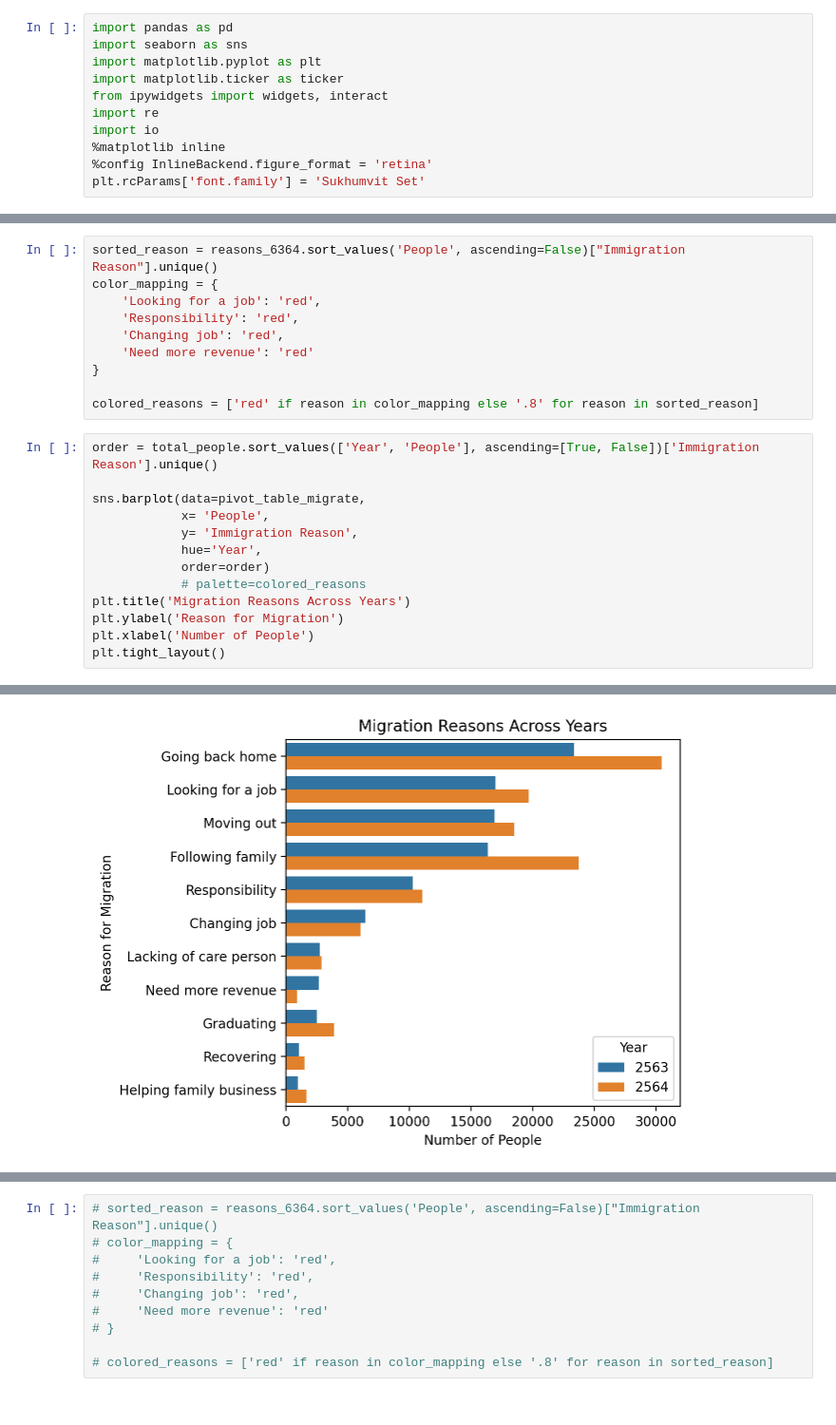
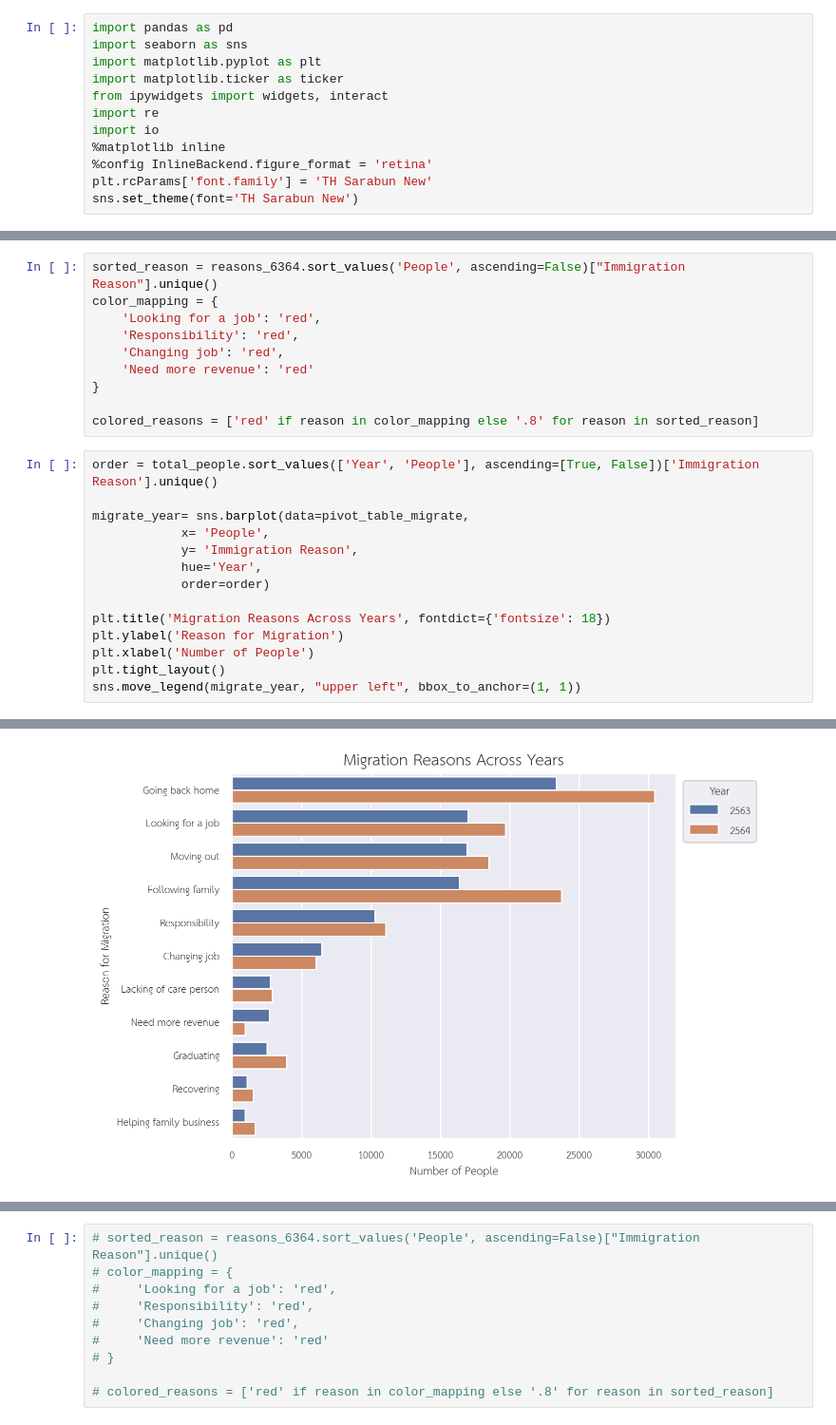
Before and after one commit to Zylink2/Machine_Learning_Project_2, a Jupyter notebook: notebook3.ipynb, the cells around one changed output, grey strips where cells are left out. Shown at 95% size. Cells and saved outputs as stored; diff of their text form.

```diff
--- a/notebook3.ipynb
+++ b/notebook3.ipynb
@@ -72,7 +72,8 @@ import re
 import io
 %matplotlib inline
 %config InlineBackend.figure_format = 'retina'
-plt.rcParams['font.family'] = 'Sukhumvit Set'
+plt.rcParams['font.family'] = 'TH Sarabun New'
+sns.set_theme(font='TH Sarabun New')
 # %% [markdown]
 ## ข้อมูลการย้ายถิ่นฐาน แบ่งตามเหตุผลที่ย้ายและภูมิภาคที่ย้ายไป
 
@@ -622,14 +607,15 @@ colored_reasons = ['red' if reason in color_mapping else '.8' for reason in sort
 # %%
 order = total_people.sort_values(['Year', 'People'], ascending=[True, False])['Immigration Reason'].unique()
 
-sns.barplot(data=pivot_table_migrate,
+migrate_year= sns.barplot(data=pivot_table_migrate,
             x= 'People',
             y= 'Immigration Reason',
             hue='Year',
             order=order)
-            # palette=colored_reasons
-plt.title('Migration Reasons Across Years')
+
+plt.title('Migration Reasons Across Years', fontdict={'fontsize': 18})
 plt.ylabel('Reason for Migration')
 plt.xlabel('Number of People')
 plt.tight_layout()
+sns.move_legend(migrate_year, "upper left", bbox_to_anchor=(1, 1))
 # %% [output]
@@ -653 +622 @@ findfont: Font family 'Sukhumvit Set Medium' not found.
-[figure, old version]
+[figure, new version]
```
Also changed, not shown: parts of 6 cells of this notebook.
